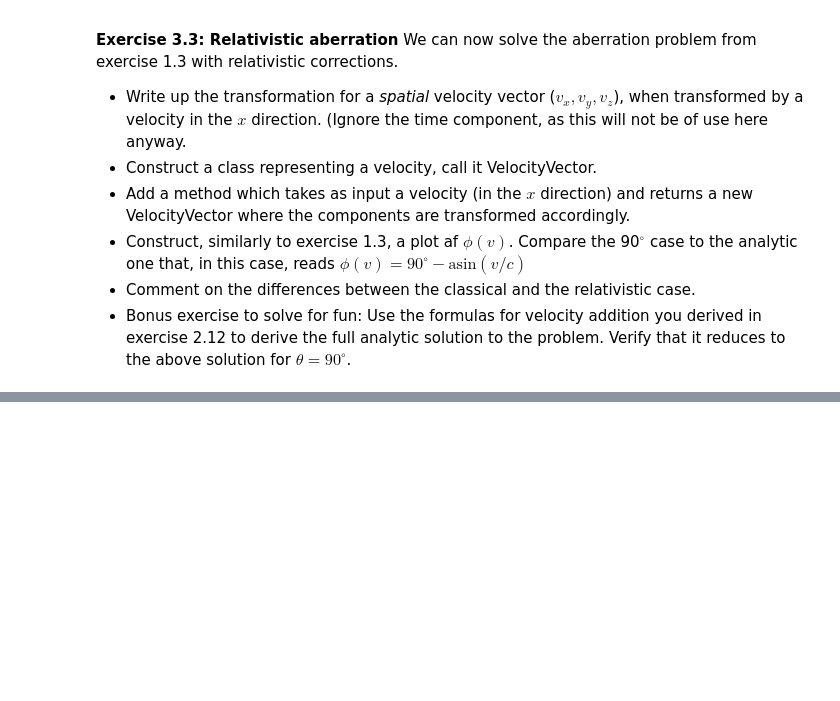
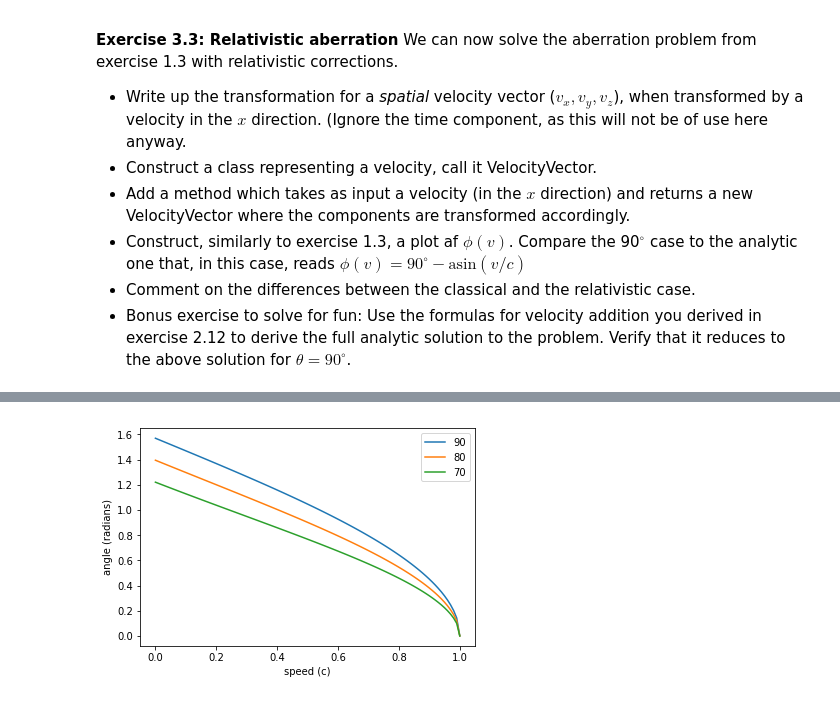
Before and after one commit to AstroJPetersson/LinAlg2, a Jupyter notebook: linalgTask.ipynb, the cells around one changed output, grey strips where cells are left out. Cells and saved outputs as stored; diff of their text form; code cells hidden in the pictures; blank space fills up the shorter version.

```diff
--- a/linalgTask.ipynb
+++ b/linalgTask.ipynb
@@ -490,0 +602,25 @@ $$ x'=\frac{1}{\sqrt{1-0.9^2}}(3-0.9\times1)\approx 4.818  \space\text{m/s}$$
+# %%
+#Result 3.3
+
+def vector(deg): #This function creates an directionalvector in the stars direction when our ships vector is along the x-axis
+	deg = pi/180 *deg
+	return VelocityVector(np.cos(deg), np.sin(deg), 0)
+
+deglist = [90,80,70] #the theta angles
+
+for a in range(3):
+	vtransform = []
+	for shipspeed in linspace(10e-4,1,100):
+		aprim = vector(deglist[a]).Transform(shipspeed)
+		phi = np.arccos(dot(np.array([1,0,0]), np.array([aprim.vx,aprim.vy,aprim.vz]))) #transforming the stars directionalvector and projecting it on to the x-axis.
+		#note that in the above row, we should divide the inside of the arccos with our directional vectors norm, which is equal to 1.
+		vtransform.append(phi) #collect the data in a list, which will be plotted
+
+	plt.plot(linspace(10e-4,1,100), vtransform) #ploting the angles with respect to shipspeed
+	plt.legend(deglist)
+	plt.xlabel('speed (c)')
+	plt.ylabel('angle (radians)')
+
+plt.show()
+# %% [output]
+[figure, added]
```
Also changed, not shown: parts of 8 cells of this notebook, 1 other file.
